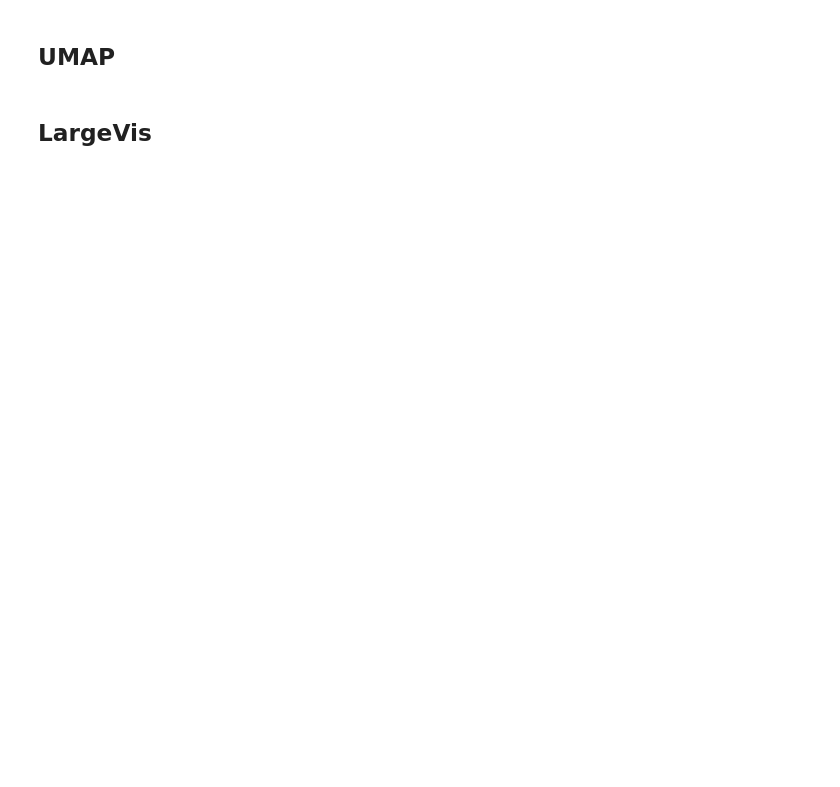
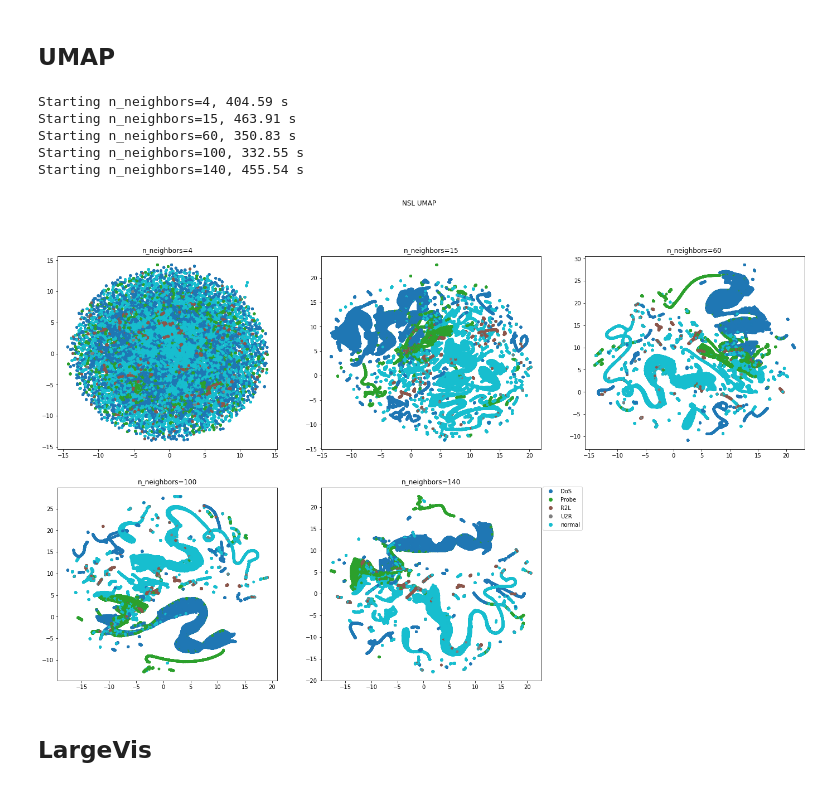
Before and after one commit to FEJTWOW/nsl_kdd, a Jupyter notebook: basic_visualization.ipynb, the cells around one changed output. Cells and saved outputs as stored; diff of their text form; code cells hidden in the pictures; blank space fills up the shorter version.

```diff
--- a/basic_visualization.ipynb
+++ b/basic_visualization.ipynb
@@ -237,4 +237,41 @@ plot_2d(X_nsl_tsne, nsl_lables[:1000], titles_tsne_nsl, 'NSL t-SNE', labels=atta
 # %% [markdown]
 ## UMAP
+# %%
+titles_umap_nsl = [
+    'n_neighbors=4',
+    'n_neighbors=15',
+    'n_neighbors=60',
+    'n_neighbors=100',
+    'n_neighbors=140'
+]
+
+if RUN_ALGORITHMS:
+    umap_list_nsl = [
+        umap.UMAP(n_neighbors=4, n_components=2, random_state=42),
+        umap.UMAP(n_neighbors=15, n_components=2, random_state=42),
+        umap.UMAP(n_neighbors=60, n_components=2, random_state=42),
+        umap.UMAP(n_neighbors=100, n_components=2, random_state=42),
+        umap.UMAP(n_neighbors=140, n_components=2, random_state=42)
+    ]
+
+    X_nsl_umap = []
+    for i, umap_model in enumerate(umap_list_nsl):
+        print(f'Starting {titles_umap_nsl[i]}, ', end='')
+        X_nsl_umap.append(run_and_measure(umap_model.fit_transform, X))
+
+    np.save('saved_X/X_nsl_umap.npy', np.array(X_nsl_umap))
+
+else:
+    X_nsl_umap = np.load('saved_X/X_nsl_umap.npy')
+# %% [output]
+Starting n_neighbors=4, 404.59 s
+Starting n_neighbors=15, 463.91 s
+Starting n_neighbors=60, 350.83 s
+Starting n_neighbors=100, 332.55 s
+Starting n_neighbors=140, 455.54 s
+# %%
+plot_2d(X_nsl_umap, nsl_lables, titles_umap_nsl, 'NSL UMAP', labels=attack_classes, bbox_shift=1.2, rows=2, figsize=(24, 14))
+# %% [output]
+[figure, added]
 # %% [markdown]
 ## LargeVis
```
Also changed, not shown: parts of 8 cells of this notebook, 10 other files.
